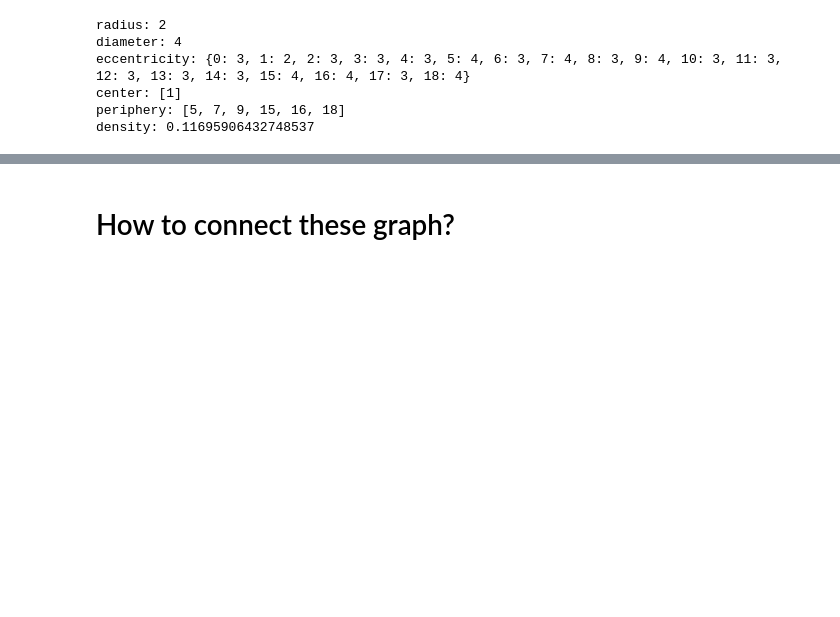
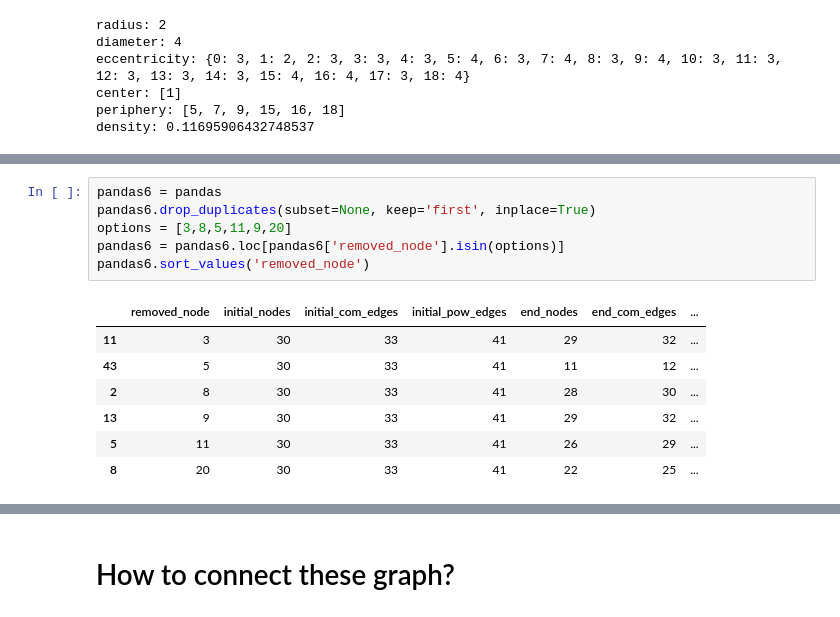
Before and after one commit to RedBatProject/Thesis---a-two-layer-power-network, a Jupyter notebook: Introduction_To_Create_Simulator.ipynb, the cells around one changed output, grey strips where cells are left out. Saved outputs shown, nothing was run; the diff lists cells and outputs as text; blank space fills up the shorter version.

```diff
--- a/Introduction_To_Create_Simulator.ipynb
+++ b/Introduction_To_Create_Simulator.ipynb
@@ -225,0 +529,14 @@ density: 0.11695906432748537
+# %%
+pandas6 = pandas
+pandas6.drop_duplicates(subset=None, keep='first', inplace=True)
+options = [3,8,5,11,9,20]
+pandas6 = pandas6.loc[pandas6['removed_node'].isin(options)]
+pandas6.sort_values('removed_node')
+# %% [output]
+|  | removed_node | initial_nodes | initial_com_edges | initial_pow_edges | end_nodes | end_com_edges | ... |
+| 11 | 3 | 30 | 33 | 41 | 29 | 32 | ... |
+| 43 | 5 | 30 | 33 | 41 | 11 | 12 | ... |
+| 2 | 8 | 30 | 33 | 41 | 28 | 30 | ... |
+| 13 | 9 | 30 | 33 | 41 | 29 | 32 | ... |
+| 5 | 11 | 30 | 33 | 41 | 26 | 29 | ... |
+| 8 | 20 | 30 | 33 | 41 | 22 | 25 | ... |
```
Also changed, not shown: parts of 26 cells of this notebook.
